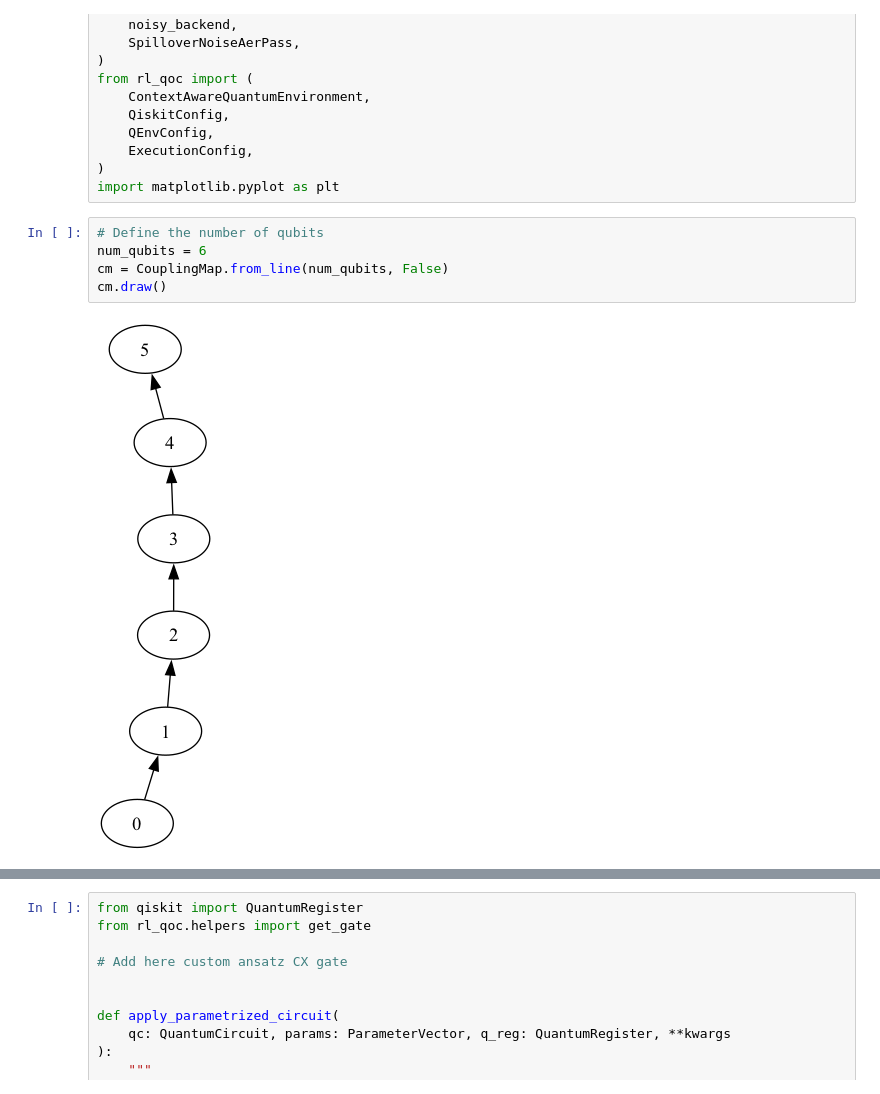
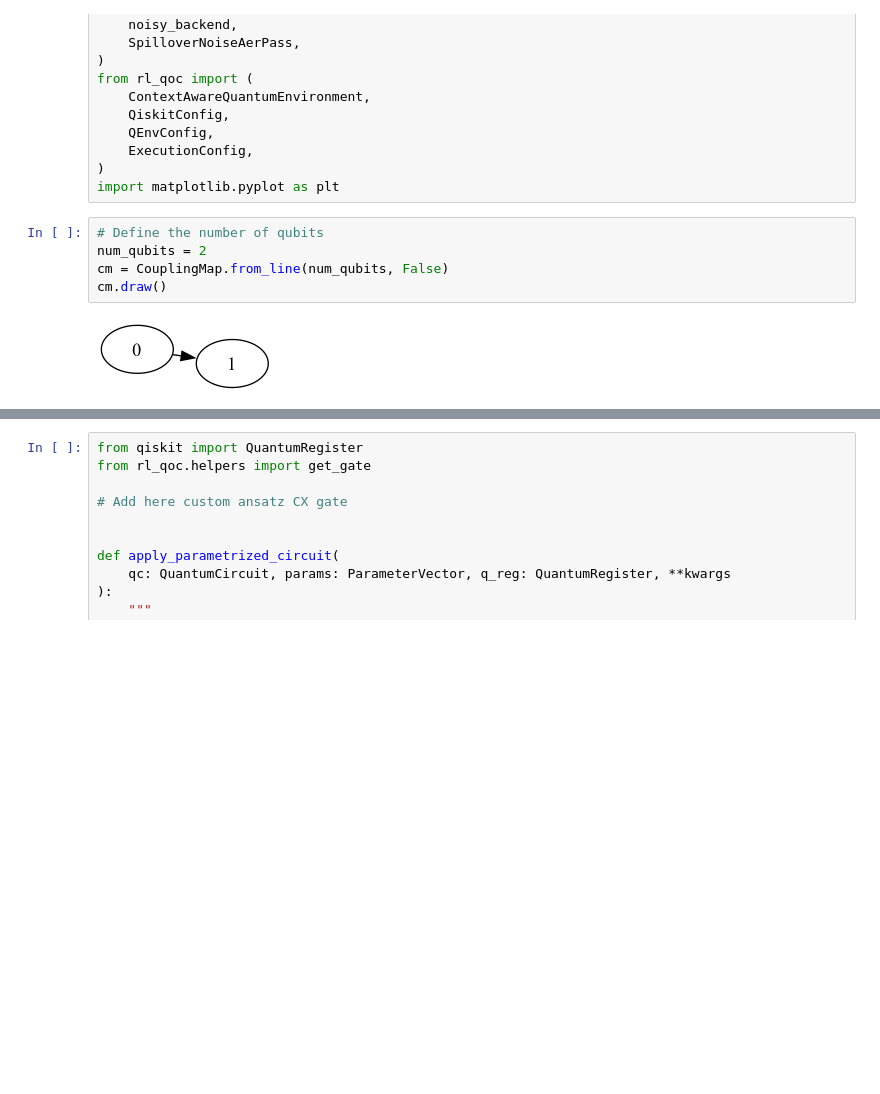
Before and after one commit to arthurostrauss/Quantum_Optimal_Control, a Jupyter notebook: gate_level/spillover_noise_use_case/generic_spillover/extended_spillovernoise_model.ipynb, the cells around one changed output, grey strips where cells are left out. Cells and saved outputs as stored; diff of their text form; blank space fills up the shorter version.

```diff
--- a/gate_level/spillover_noise_use_case/generic_spillover/extended_spillovernoise_model.ipynb
+++ b/gate_level/spillover_noise_use_case/generic_spillover/extended_spillovernoise_model.ipynb
@@ -21,11 +21,11 @@ from rl_qoc import (
 import matplotlib.pyplot as plt
 # %%
 # Define the number of qubits
-num_qubits = 6
+num_qubits = 2
 cm = CouplingMap.from_line(num_qubits, False)
 cm.draw()
 # %% [output]
-[figure, old version]
+[figure, new version]
 # %%
 # Define parameters for U(phi) gates
 # phi_rotation_values = np.pi * np.array([0.25, 0.5, 0.75, 1])
```
Also changed, not shown: parts of 18 cells of this notebook, 3 other files.
